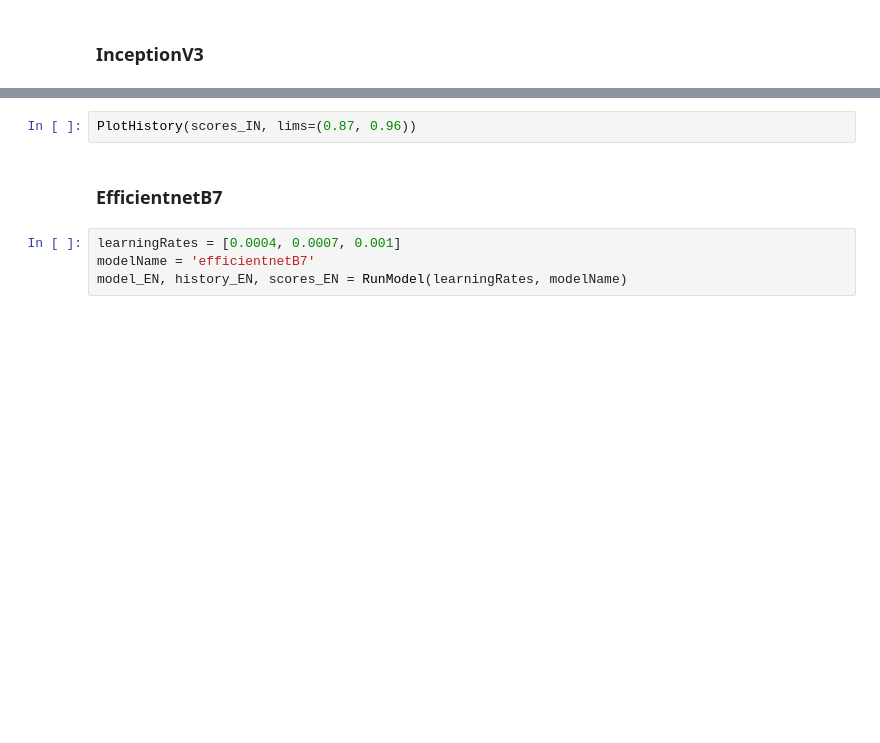
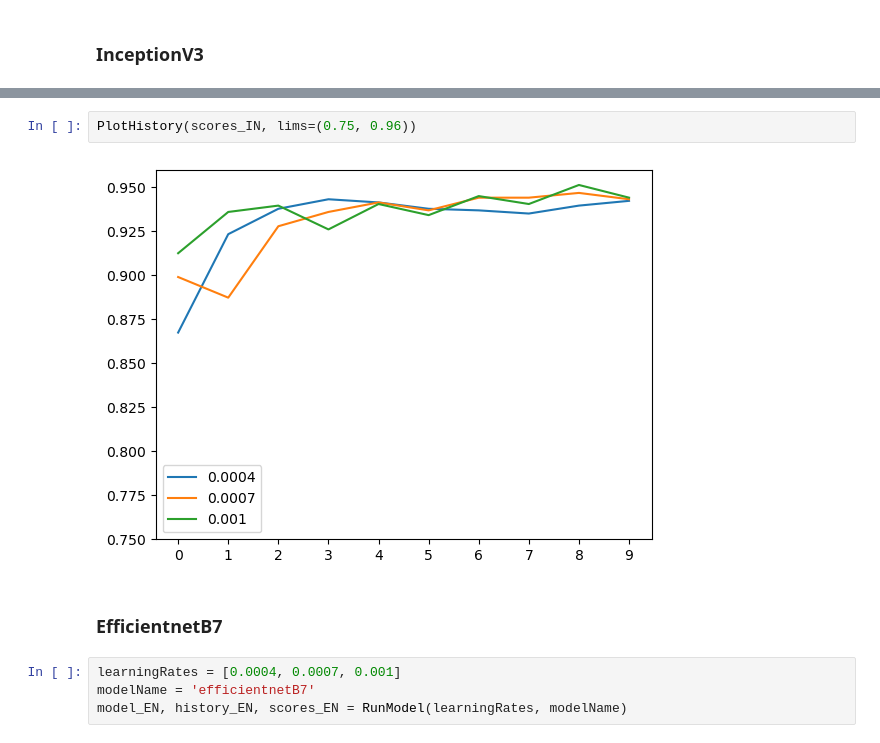
Before and after one commit to maclavijo/Kitchenware-Project, a Jupyter notebook: Kitchenware.ipynb, the cells around one changed output, grey strips where cells are left out. Drawn from its saved outputs; the diff is of its cells as text; blank space fills up the shorter version.

```diff
--- a/Kitchenware.ipynb
+++ b/Kitchenware.ipynb
@@ -362,5 +298,7 @@ model_IN, history_IN, scores_IN = RunModel(learningRates, modelName)
 # %%
-PlotHistory(scores_IN, lims=(0.87, 0.96))
+PlotHistory(scores_IN, lims=(0.75, 0.96))
+# %% [output]
+[figure, added]
 # %% [markdown]
 ### EfficientnetB7
 # %%
```
Also changed, not shown: parts of 69 cells of this notebook, 15 other files.
